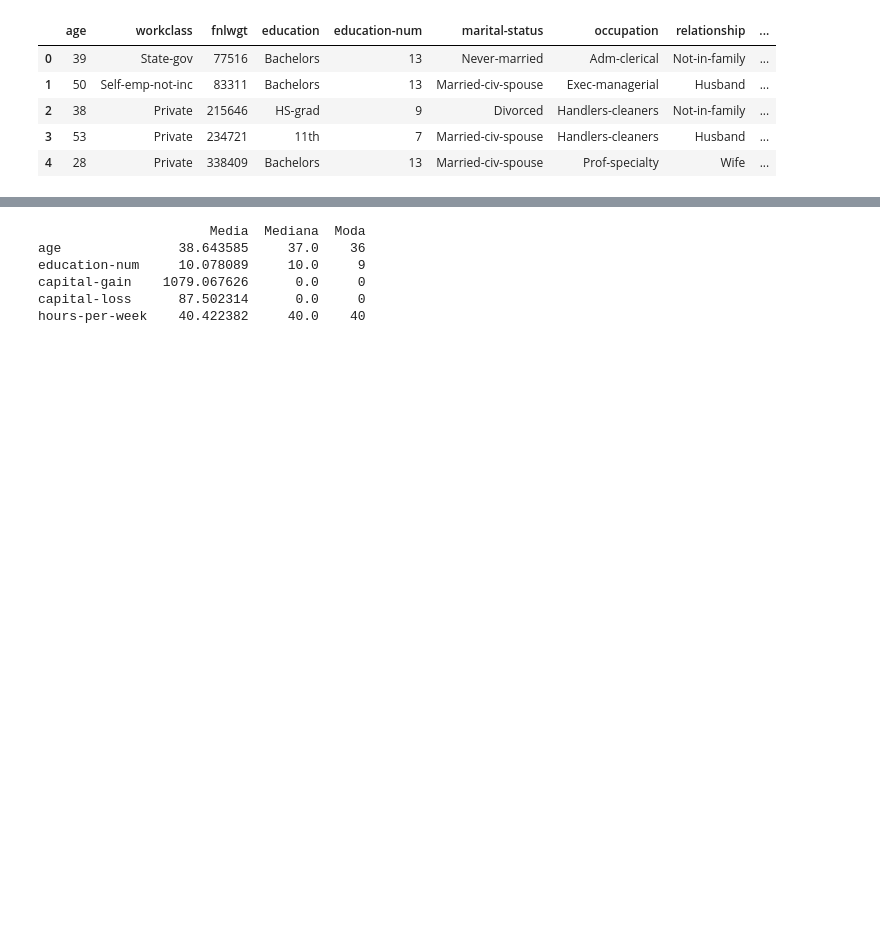
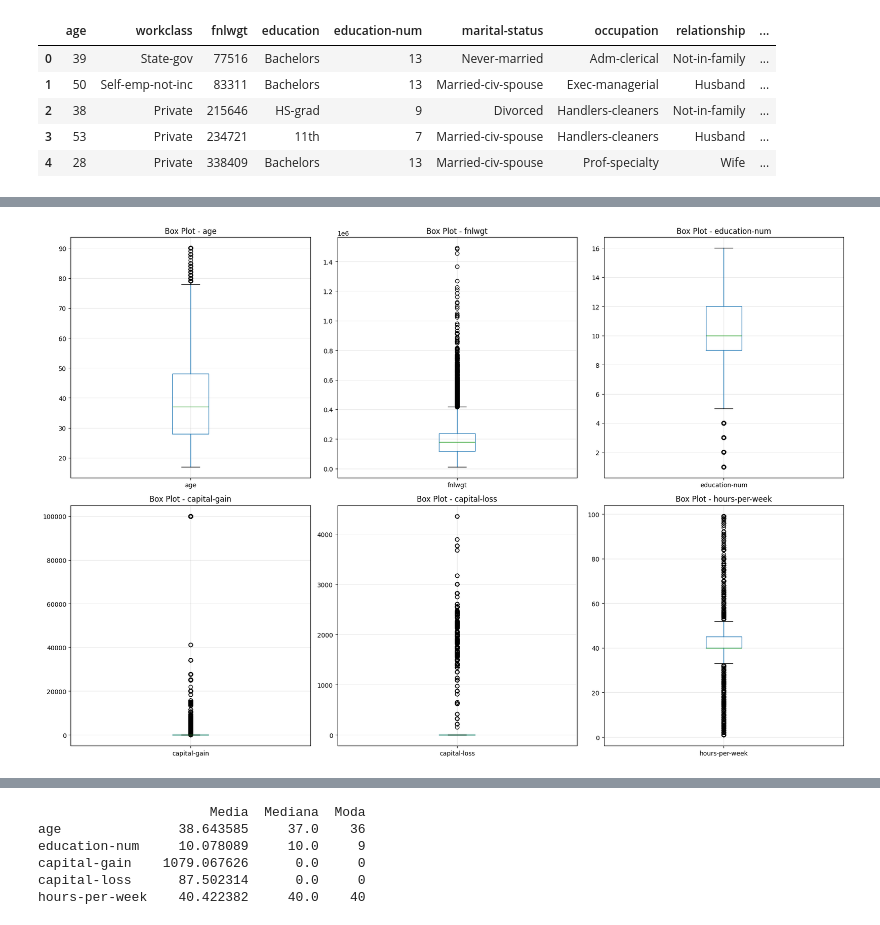
Before and after one commit to JohnOspa/ProyectoMLOps, a Jupyter notebook: notebooks/01_EDA.ipynb, the cells around one changed output, grey strips where cells are left out. Drawn from its saved outputs; the diff is of its cells as text; code cells hidden in the pictures; blank space fills up the shorter version.

```diff
--- a/notebooks/01_EDA.ipynb
+++ b/notebooks/01_EDA.ipynb
@@ -38,0 +177,15 @@ df.head()
+# %%
+
+# Box plots para identificar outliers
+fig, axes = plt.subplots(2, 3, figsize=(18, 12))
+axes = axes.ravel()
+
+for i, col in enumerate(numerical_cols):
+    df.boxplot(column=col, ax=axes[i])
+    axes[i].set_title(f'Box Plot - {col}')
+    axes[i].grid(True, alpha=0.3)
+
+plt.tight_layout()
+plt.show()
+# %% [output]
+[figure, added]
```
Also changed, not shown: parts of 10 cells of this notebook.
